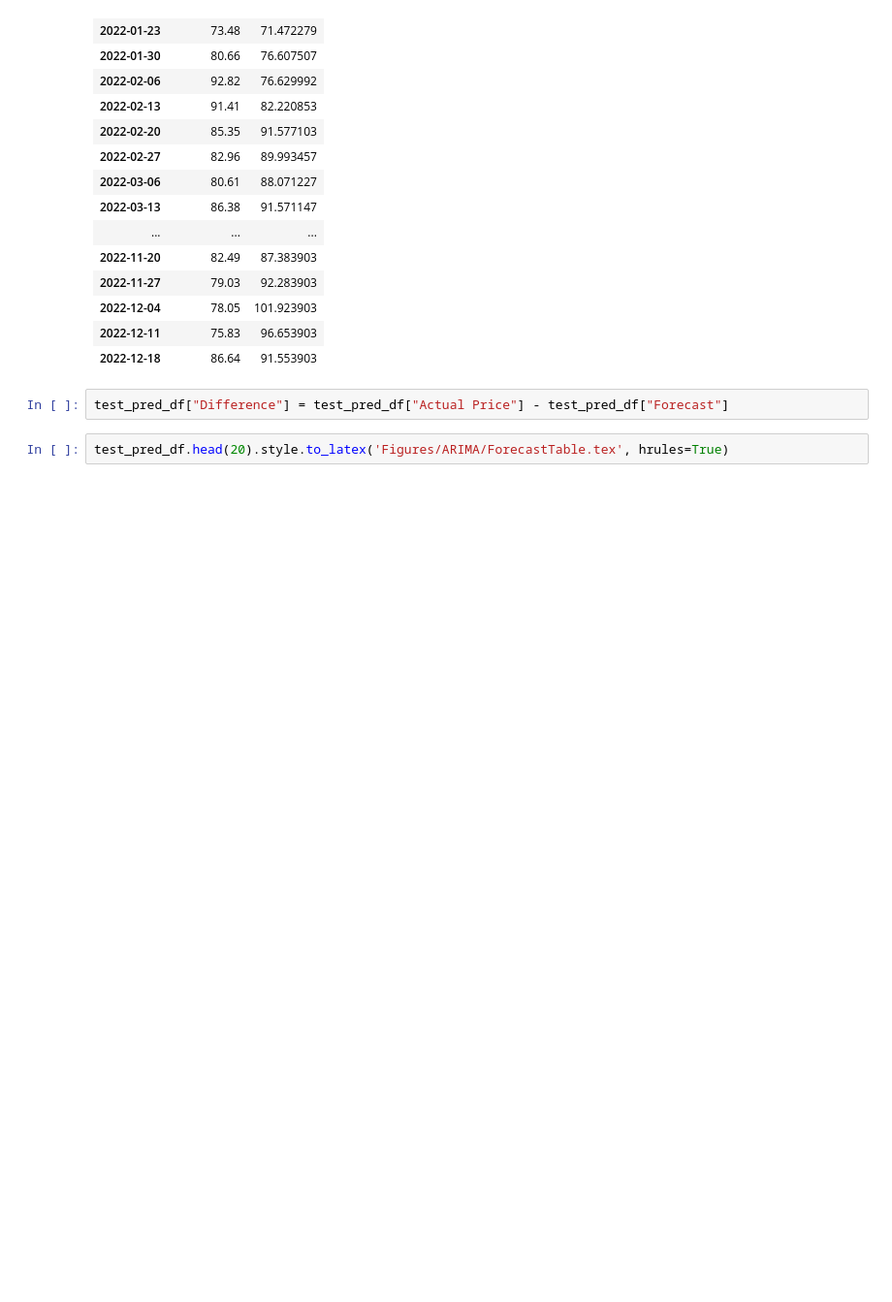
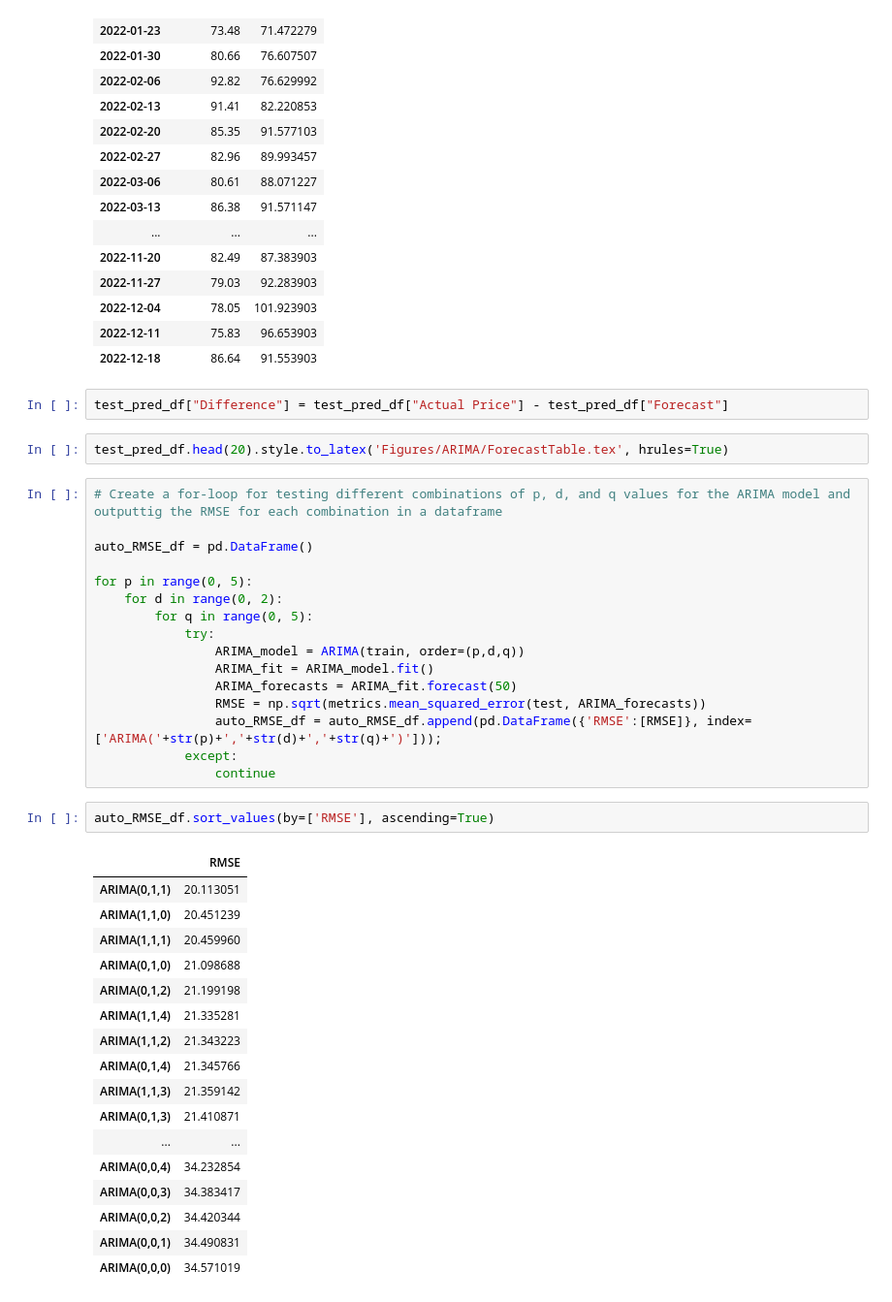
Before and after one commit to BachelorLaks/bachelor2023, a Jupyter notebook: data/ARIMA.ipynb, the cells around one changed output. Shown at 97% size. Cells and saved outputs as stored; diff of their text form; blank space fills up the shorter version.

```diff
--- a/data/ARIMA.ipynb
+++ b/data/ARIMA.ipynb
@@ -434,3 +416,39 @@ test_pred_df
 test_pred_df["Difference"] = test_pred_df["Actual Price"] - test_pred_df["Forecast"]
 # %%
 test_pred_df.head(20).style.to_latex('Figures/ARIMA/ForecastTable.tex', hrules=True)
+# %%
+# Create a for-loop for testing different combinations of p, d, and q values for the ARIMA model and outputtig the RMSE for each combination in a dataframe
+
+auto_RMSE_df = pd.DataFrame()
+
+for p in range(0, 5):
+    for d in range(0, 2):
+        for q in range(0, 5):
+            try:
+                ARIMA_model = ARIMA(train, order=(p,d,q))
+                ARIMA_fit = ARIMA_model.fit()
+                ARIMA_forecasts = ARIMA_fit.forecast(50)
+                RMSE = np.sqrt(metrics.mean_squared_error(test, ARIMA_forecasts))
+                auto_RMSE_df = auto_RMSE_df.append(pd.DataFrame({'RMSE':[RMSE]}, index=['ARIMA('+str(p)+','+str(d)+','+str(q)+')']));
+            except:
+                continue
+# %%
+auto_RMSE_df.sort_values(by=['RMSE'], ascending=True)
+# %% [output]
+|  | RMSE |
+| ARIMA(0,1,1) | 20.113051 |
+| ARIMA(1,1,0) | 20.451239 |
+| ARIMA(1,1,1) | 20.459960 |
+| ARIMA(0,1,0) | 21.098688 |
+| ARIMA(0,1,2) | 21.199198 |
+| ARIMA(1,1,4) | 21.335281 |
+| ARIMA(1,1,2) | 21.343223 |
+| ARIMA(0,1,4) | 21.345766 |
+| ARIMA(1,1,3) | 21.359142 |
+| ARIMA(0,1,3) | 21.410871 |
+| ... | ... |
+| ARIMA(0,0,4) | 34.232854 |
+| ARIMA(0,0,3) | 34.383417 |
+| ARIMA(0,0,2) | 34.420344 |
+| ARIMA(0,0,1) | 34.490831 |
+| ARIMA(0,0,0) | 34.571019 |
```
Also changed, not shown: parts of 7 cells of this notebook.
